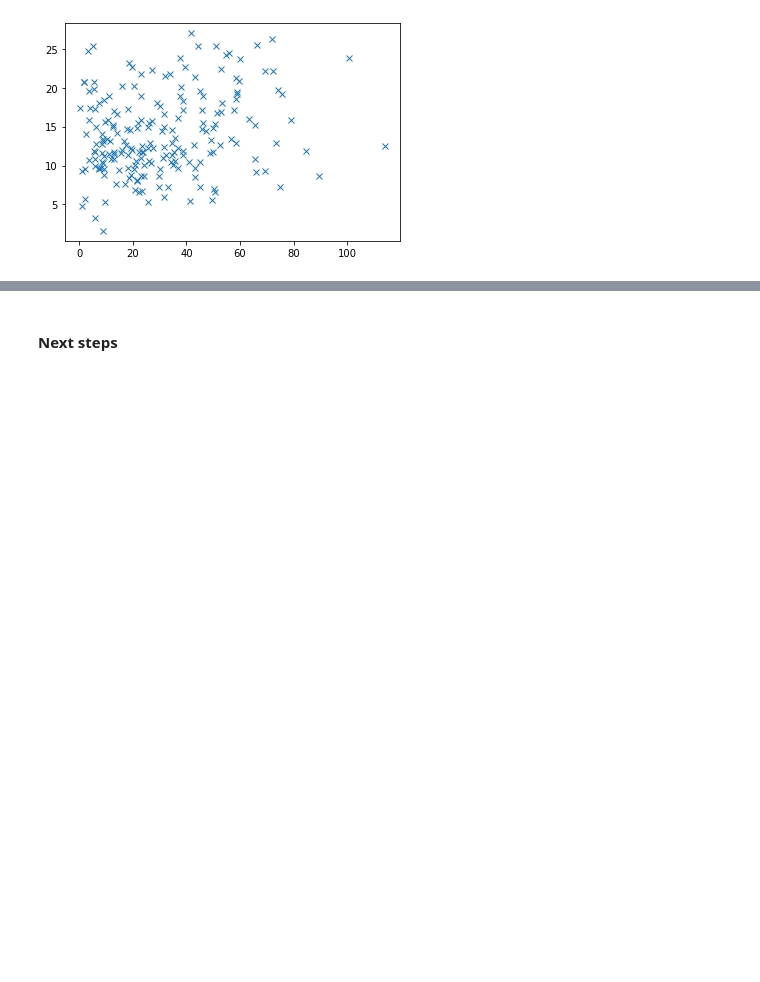
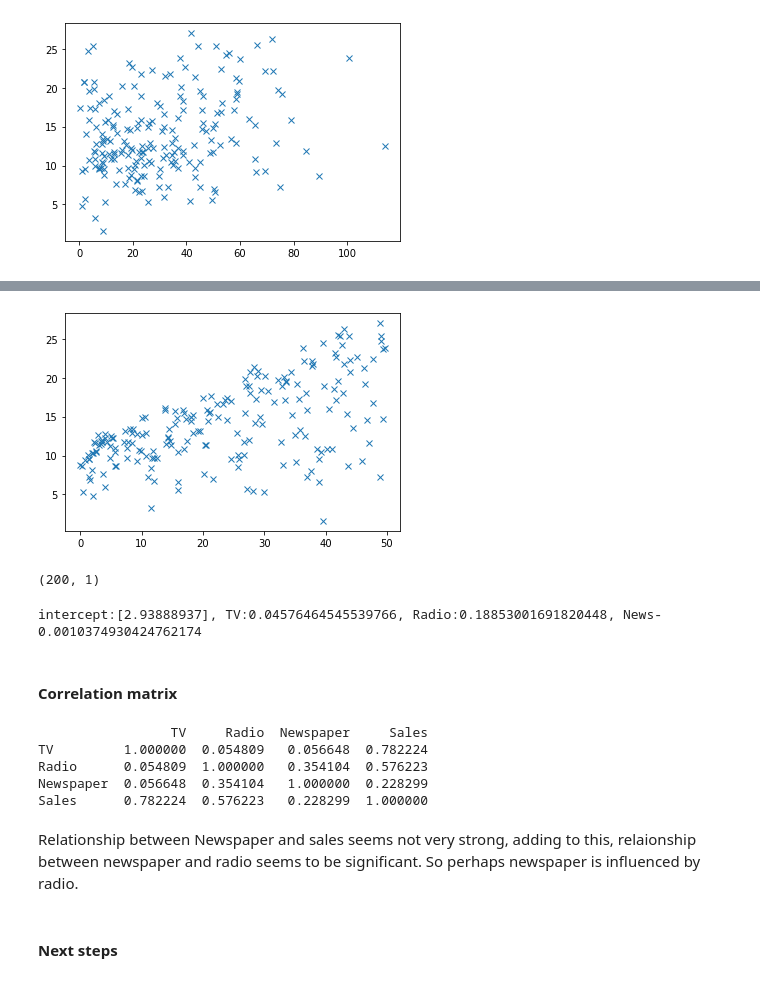
Before and after one commit to eon129/ISL_exercises, a Jupyter notebook: Chapter_3.ipynb, the cells around one changed output, grey strips where cells are left out. Cells and saved outputs as stored; diff of their text form; code cells hidden in the pictures; blank space fills up the shorter version.

Commit message:
Correlation between variables in advertising dataset

```diff
--- a/Chapter_3.ipynb
+++ b/Chapter_3.ipynb
@@ -343,3 +343,13 @@ For beta0, there is a 95% confidence that value is between: [6.10463803] and [7.
 ### 3.1.2 Multiple linear regression
 # %% [markdown]
 #### Newspaper has no linear relation with sales
+# %%
+sales = data[['Sales']]
+newspaper = data[['Newspaper']]
+tv = data[['TV']]
+radio = data[['Radio']]
+
+sales = sales.to_numpy()
+newspaper = newspaper.to_numpy()
+tv = tv.to_numpy()
+radio = radio.to_numpy()
@@ -357,3 +370,42 @@ plt.show()
+# %%
+plt.plot(radio, sales, 'x')
+plt.show()
+# %% [output]
+[figure, added]
+# %%
+X = data[['TV', 'Radio', 'Newspaper']]
+Y = data[['Sales']]
+
+Y = Y.to_numpy()
+X = X.to_numpy()
+# %% [output]
+(200, 1)
+# %%
+linr = LinearRegression()
+linr.fit(X, Y)
+
+beta0 = linr.intercept_
+beta1 = linr.coef_[0][0]
+beta2 = linr.coef_[0][1]
+beta3 = linr.coef_[0][2]
+
+print(f'intercept:{beta0}, TV:{beta1}, Radio:{beta2}, News{beta3}')
+# %% [output]
+intercept:[2.93888937], TV:0.04576464545539766, Radio:0.18853001691820448, News-0.0010374930424762174
+# %% [markdown]
+#### Correlation matrix
+# %%
+corr_matrix = data.drop(data.columns[[0]], axis=1).corr()
+
+print(corr_matrix)
+# %% [output]
+                 TV     Radio  Newspaper     Sales
+TV         1.000000  0.054809   0.056648  0.782224
+Radio      0.054809  1.000000   0.354104  0.576223
+Newspaper  0.056648  0.354104   1.000000  0.228299
+Sales      0.782224  0.576223   0.228299  1.000000
+# %% [markdown]
+Relationship between Newspaper and sales seems not very strong, adding to this, relaionship between newspaper and radio seems to be significant. So perhaps newspaper is influenced by radio.
 # %% [markdown]
 #### Next steps
 # %% [markdown]
```
Also changed, not shown: parts of 4 cells of this notebook.
